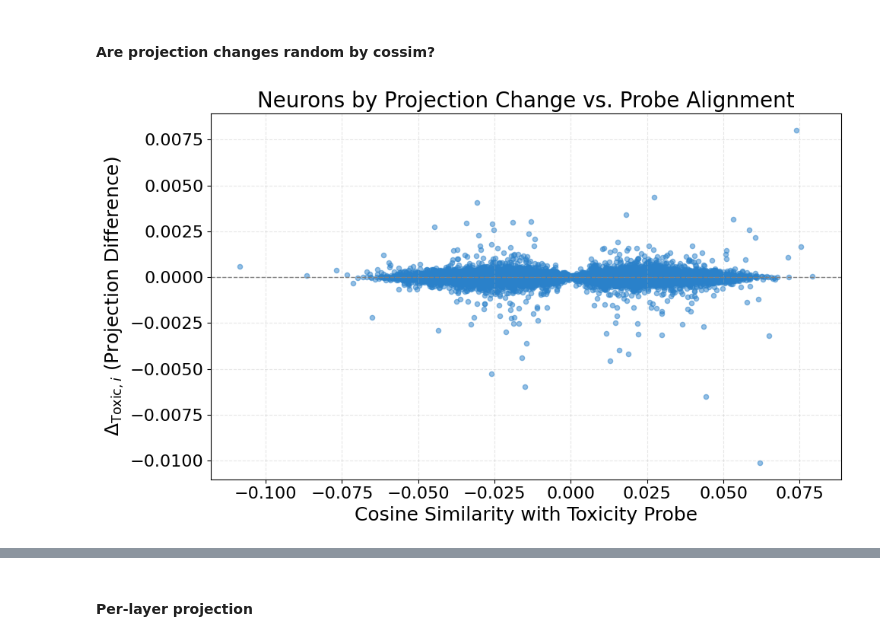
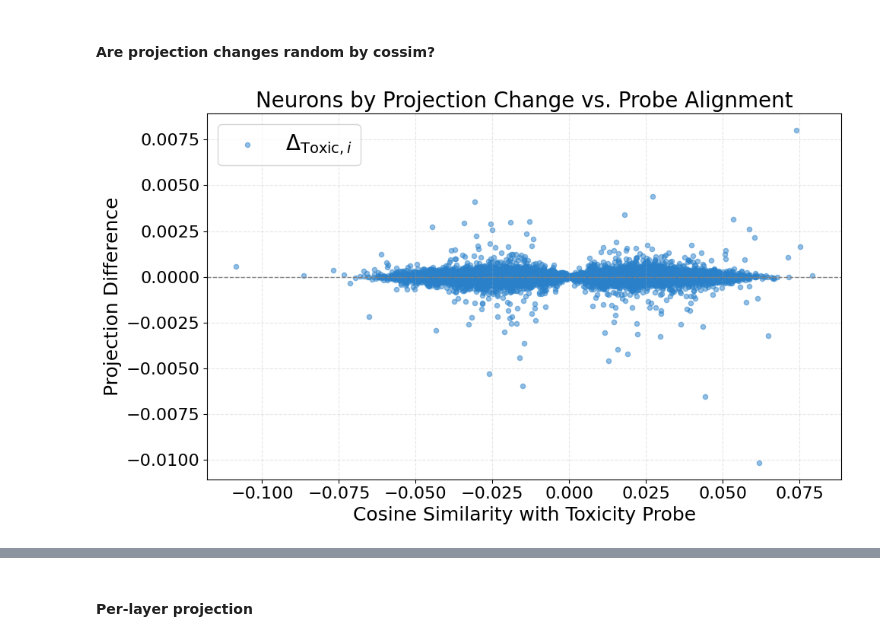
Before and after one commit to PamelaBha/MIB, a Jupyter notebook: toxicity/graphs/contribution_plot_mistral.ipynb, the cells around one changed output, grey strips where cells are left out. Saved outputs shown, nothing was run; the diff lists cells and outputs as text; code cells hidden in the pictures.

Commit message:
Added more activation shift plots.

```diff
--- a/toxicity/graphs/contribution_plot_mistral.ipynb
+++ b/toxicity/graphs/contribution_plot_mistral.ipynb
@@ -6,5 +7,5 @@ import matplotlib.pyplot as plt
 from functools import reduce
 # %%
-df = pd.read_csv('/data/kebl6672/dpo-toxic-general/toxicity/mistral_all_neuron_metrics_new.csv')
+df = pd.read_csv('/data/kebl6672/dpo-toxic-general/toxicity/mistral_all_neuron_metrics.csv')
 df.head()
 # %% [output]
@@ -75,0 +134,19 @@ Percentage of rows with positive projection_diff: 51.98%
+# %%
+def classify_group_simple(row):
+    if row['pt_cosine_similarity'] < 0 and row['pt_activation_value'] > 0:
+        return 'AP'
+    elif row['pt_cosine_similarity'] < 0 and row['pt_activation_value'] < 0:
+        return 'AN'
+    elif row['pt_cosine_similarity'] > 0 and row['pt_activation_value'] < 0:
+        return 'TN'
+    elif row['pt_cosine_similarity'] > 0 and row['pt_activation_value'] > 0:
+        return 'TP'
+    else:
+        return None
+
+df['activation_group'] = df.apply(classify_group_simple, axis=1)
+df['clipped_act_pct_change'] = clipped
+
+grouped_stats = df.groupby('activation_group')['clipped_act_pct_change'].describe()
+grouped_stats.reset_index(inplace=True)
+grouped_stats.round(2)
@@ -75,0 +169,18 @@ Percentage of rows with positive projection_diff: 51.98%
+# %%
+def classify_group_simple(row):
+    if row['pt_cosine_similarity'] > 0 and row['pt_activation_value'] > 0 and row['projection_diff'] > 0:
+        return 'TP↓'
+    elif row['pt_cosine_similarity'] > 0 and row['pt_activation_value'] < 0 and row['projection_diff'] > 0:
+        return 'TN↓'
+    elif row['pt_cosine_similarity'] < 0 and row['pt_activation_value'] > 0 and row['projection_diff'] > 0:
+        return 'AP↓'
+    elif row['pt_cosine_similarity'] < 0 and row['pt_activation_value'] < 0 and row['projection_diff'] > 0:
+        return 'AN↓'
+    else:
+        return None
+
+df['activation_group'] = df.apply(classify_group_simple, axis=1)
+
+grouped_stats = df.groupby('activation_group')['clipped_act_pct_change'].describe()
+grouped_stats.reset_index(inplace=True)
+grouped_stats.round(2)
@@ -347,22 +511,22 @@ Negative activations: 50.03%
 # %%
 plt.figure(figsize=(10, 6))
 
 # Scatter plot: cosine similarity vs. projection difference
 plt.scatter(df["pt_cosine_similarity"], df["projection_diff"],
             alpha=0.5, s=20, color="#2A81CA", label=r"$\Delta_{\mathrm{Toxic}, i}$")
 
 # Plot zero line for reference
 plt.axhline(0, color="gray", linestyle="--", linewidth=1)
 
 plt.xlabel("Cosine Similarity with Toxicity Probe", fontsize=18)
-plt.ylabel(r"$\Delta_{\mathrm{Toxic}, i}$ (Projection Difference)", fontsize=18)
+plt.ylabel("Projection Difference", fontsize=18)
 plt.title("Neurons by Projection Change vs. Probe Alignment", fontsize=20)
 plt.grid(True, linestyle='--', alpha=0.3)
 plt.xticks(fontsize=16)
 plt.yticks(fontsize=16)
-# plt.legend(fontsize=16)
+plt.legend(fontsize=20)
 
 plt.tight_layout()
 plt.show()
 # %% [output]
-[figure, old version]
+[figure, new version]
```
Also changed, not shown: parts of 16 cells of this notebook, 3 other files.
